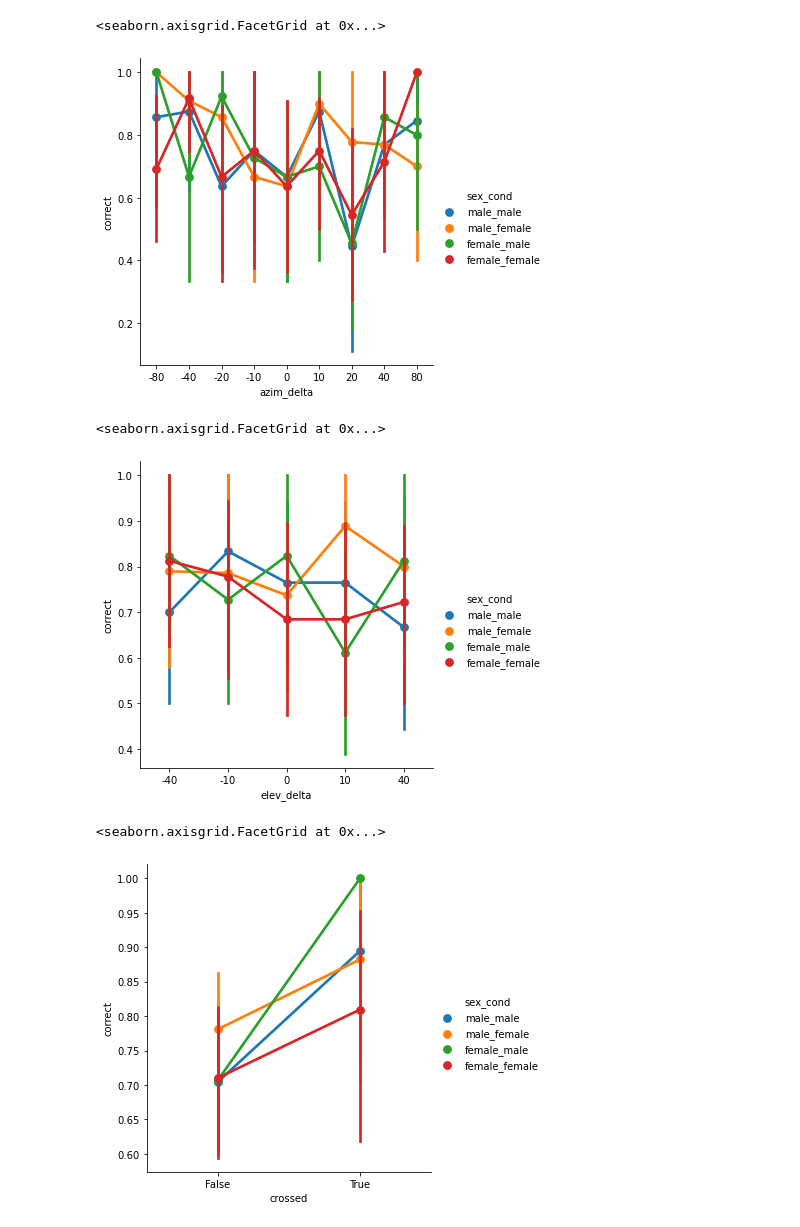
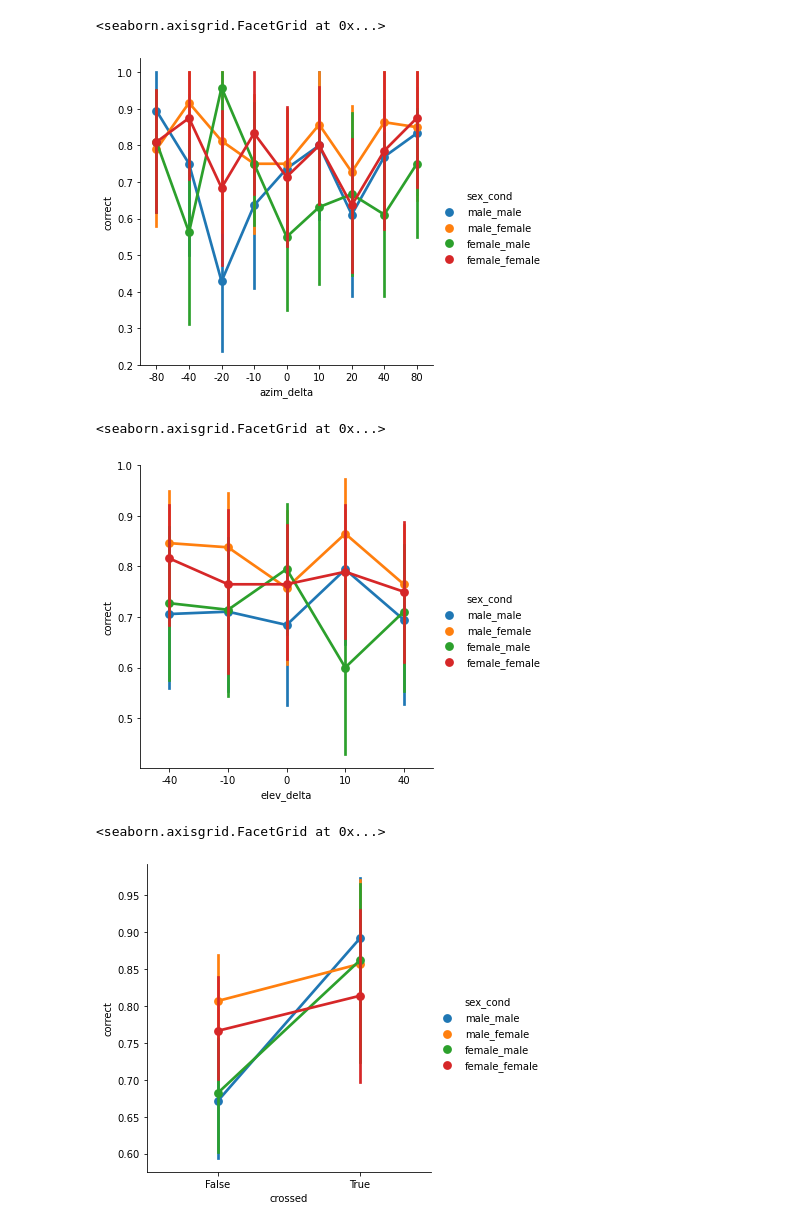
Before and after one commit to mcdermottLab/auditory_attention, a Jupyter notebook: notebooks/array_exp_df_processing.ipynb, the cells around one changed output. Drawn from its saved outputs; the diff is of its cells as text; code cells hidden in the pictures.

Commit message:
Add logic to combine human result DFs

```diff
--- a/notebooks/array_exp_df_processing.ipynb
+++ b/notebooks/array_exp_df_processing.ipynb
@@ -31,2 +8,0 @@ exp_manifest
-# %%
-exp_results = pd.read_csv(result_path)
@@ -59 +9,4 @@ exp_manifest
+# %%
+results = list(Path(result_path).glob('*.csv'))
+manifests = list(Path(exp_manifest_path).glob('*pilot_exp.pkl'))
 # %%
@@ -100,17 +50,21 @@ trials
+# %%
+final_results = pd.concat(dataframe)
+# %%
+final_results['correct'] = final_results['correct'].astype('float64')
 # %%
 import seaborn as sns
 # %%
-sns.catplot(data=trials, x='azim_delta', y='correct', kind='point', hue='sex_cond')
+sns.catplot(data=final_results, x='azim_delta', y='correct', kind='point', hue='sex_cond')
 # %% [output]
 <seaborn.axisgrid.FacetGrid at 0x...>
-[figure, old version]
+[figure, new version]
 # %%
-sns.catplot(data=trials, x='elev_delta', y='correct', kind='point', hue='sex_cond')
+sns.catplot(data=final_results, x='elev_delta', y='correct', kind='point', hue='sex_cond')
 # %% [output]
 <seaborn.axisgrid.FacetGrid at 0x...>
-[figure, old version]
+[figure, new version]
 # %%
-sns.catplot(data=trials, x='crossed', y='correct', kind='point', hue='sex_cond')
+sns.catplot(data=final_results, x='crossed', y='correct', kind='point', hue='sex_cond')
 # %% [output]
 <seaborn.axisgrid.FacetGrid at 0x...>
-[figure, old version]
+[figure, new version]
```
Also changed, not shown: parts of 11 cells of this notebook.
